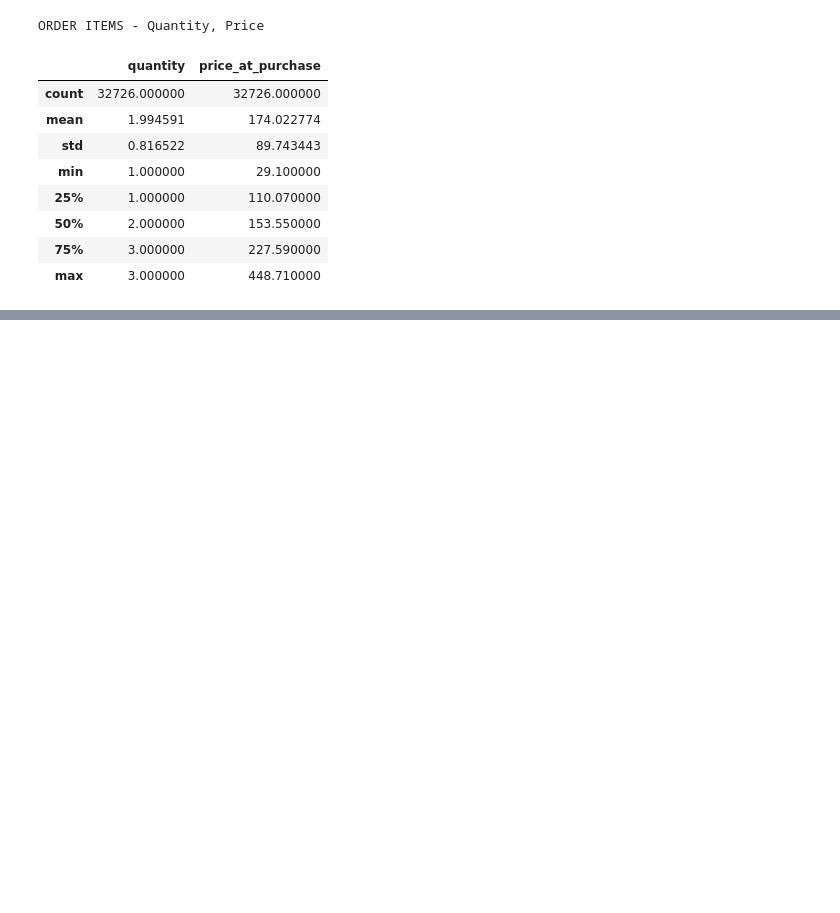
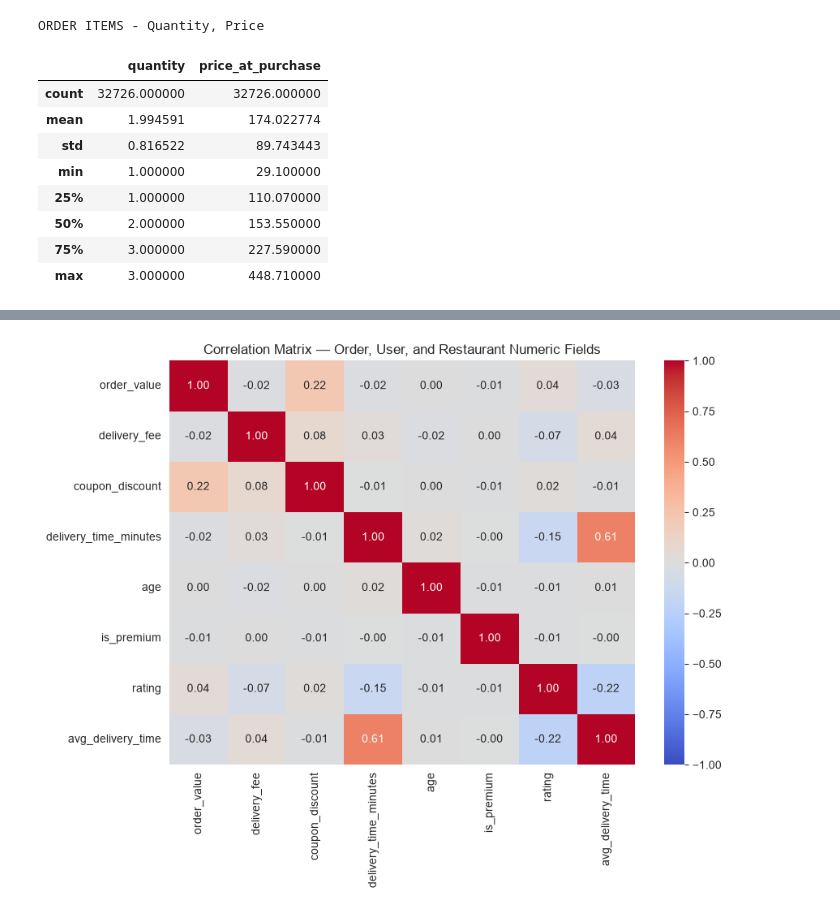
Before and after one commit to Monik17/zomato-funnel-analytics, a Jupyter notebook: notebooks/eda.ipynb, the cells around one changed output, grey strips where cells are left out. Cells and saved outputs as stored; diff of their text form; code cells hidden in the pictures; blank space fills up the shorter version.

Commit message:
added correlation analysis

```diff
--- a/notebooks/eda.ipynb
+++ b/notebooks/eda.ipynb
@@ -653,0 +656,12 @@ ORDER ITEMS - Quantity, Price
+# %%
+# Join orders with users and restaurants to get a rich numeric dataset
+corr_df = orders.merge(users[["user_id", "age", "is_premium"]], on="user_id")
+corr_df = corr_df.merge(restaurants[["restaurant_id", "rating", "avg_delivery_time"]], on="restaurant_id")
+
+numeric_cols = [
+    "order_value", "delivery_fee", "coupon_discount", "delivery_time_minutes",
+    "age", "is_premium", "rating", "avg_delivery_time"
+]
+
+corr_matrix = corr_df[numeric_cols].corr()
+display(corr_matrix.round(2))
@@ -653,0 +678,8 @@ ORDER ITEMS - Quantity, Price
+# %%
+plt.figure(figsize=(9, 7))
+sns.heatmap(corr_matrix, annot=True, fmt=".2f", cmap="coolwarm", center=0, vmin=-1, vmax=1)
+plt.title("Correlation Matrix — Order, User, and Restaurant Numeric Fields")
+plt.tight_layout()
+plt.show()
+# %% [output]
+[figure, added]
```
Also changed, not shown: parts of 2 cells of this notebook.
